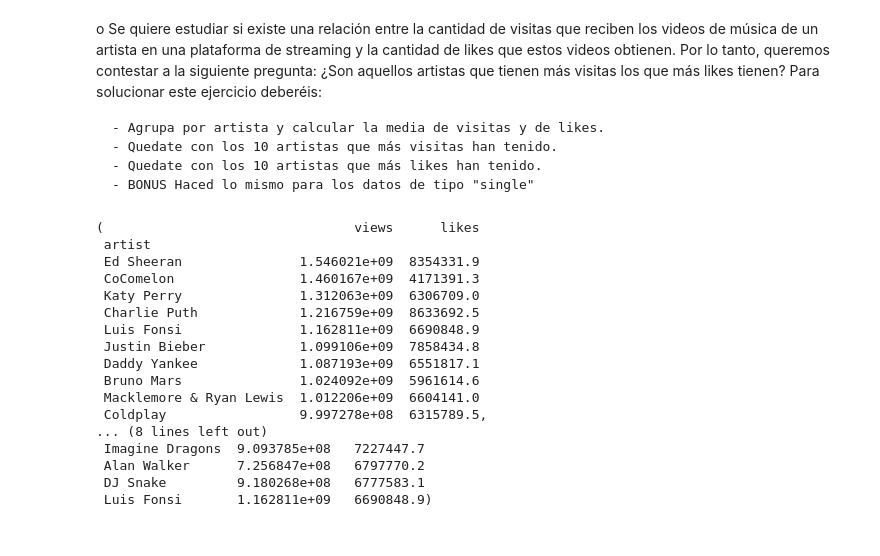
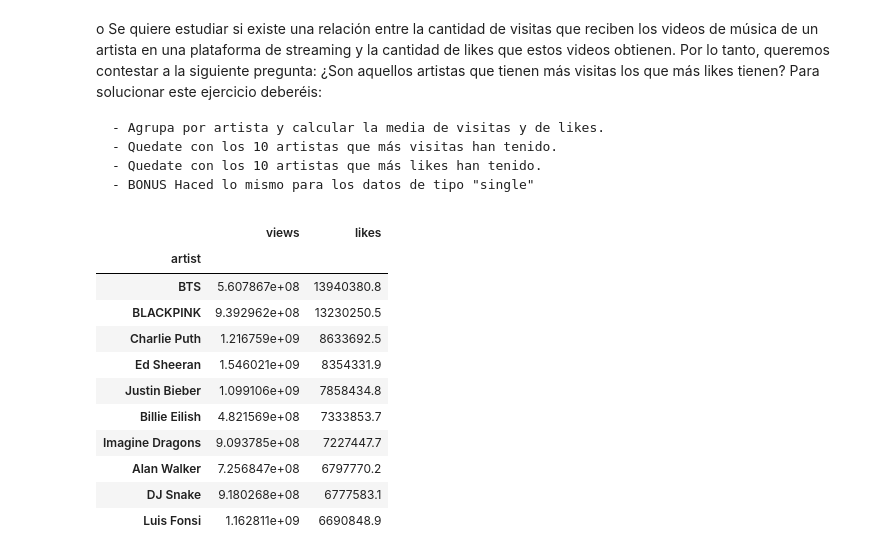
Before and after one commit to mariaie896/ejercicio_intermedio_modulo3, a Jupyter notebook: Ejercicio_intermedio_mod3.ipynb, the cells around one changed output. Drawn from its saved outputs; the diff is of its cells as text; code cells hidden in the pictures.

```diff
--- a/Ejercicio_intermedio_mod3.ipynb
+++ b/Ejercicio_intermedio_mod3.ipynb
@@ -283,32 +285,28 @@ ejercicio deberéis:
     - Quedate con los 10 artistas que más likes han tenido.
     - BONUS Haced lo mismo para los datos de tipo "single"
 # %%
-# Agrupar por artista y calcular la media de visitas y likes
+# Calculo la media de visitas y likes
 df_artist = df_spoty.groupby('artist').agg({'views': 'mean', 'likes': 'mean'})
 
-# Los 10 artistas con más visitas, de mayor a menor
+# Los 10 artistas con más visitas
 top_10_views = df_artist.sort_values(by='views', ascending=False).head(10)
 
-# Los 10 artistas con más likes, de mayor a menor
+# Los 10 artistas con más likes
 top_10_likes = df_artist.sort_values(by='likes', ascending=False).head(10)
 
-# Mostrar los resultados
-top_10_views, top_10_likes
+#Compruebo resultados
+top_10_views
+top_10_likes
 # %% [output]
-(                                views      likes
- artist
- Ed Sheeran               1.546021e+09  8354331.9
- CoComelon                1.460167e+09  4171391.3
- Katy Perry               1.312063e+09  6306709.0
- Charlie Puth             1.216759e+09  8633692.5
- Luis Fonsi               1.162811e+09  6690848.9
- Justin Bieber            1.099106e+09  7858434.8
- Daddy Yankee             1.087193e+09  6551817.1
- Bruno Mars               1.024092e+09  5961614.6
- Macklemore & Ryan Lewis  1.012206e+09  6604141.0
- Coldplay                 9.997278e+08  6315789.5,
-... (8 lines left out)
- Imagine Dragons  9.093785e+08   7227447.7
- Alan Walker      7.256847e+08   6797770.2
- DJ Snake         9.180268e+08   6777583.1
- Luis Fonsi       1.162811e+09   6690848.9)
+|  | views | likes |
+| artist |  |  |
+| BTS | 5.607867e+08 | 13940380.8 |
+| BLACKPINK | 9.392962e+08 | 13230250.5 |
+| Charlie Puth | 1.216759e+09 | 8633692.5 |
+| Ed Sheeran | 1.546021e+09 | 8354331.9 |
+| Justin Bieber | 1.099106e+09 | 7858434.8 |
+| Billie Eilish | 4.821569e+08 | 7333853.7 |
+| Imagine Dragons | 9.093785e+08 | 7227447.7 |
+| Alan Walker | 7.256847e+08 | 6797770.2 |
+| DJ Snake | 9.180268e+08 | 6777583.1 |
+| Luis Fonsi | 1.162811e+09 | 6690848.9 |
```
Also changed, not shown: parts of 3 cells of this notebook.
